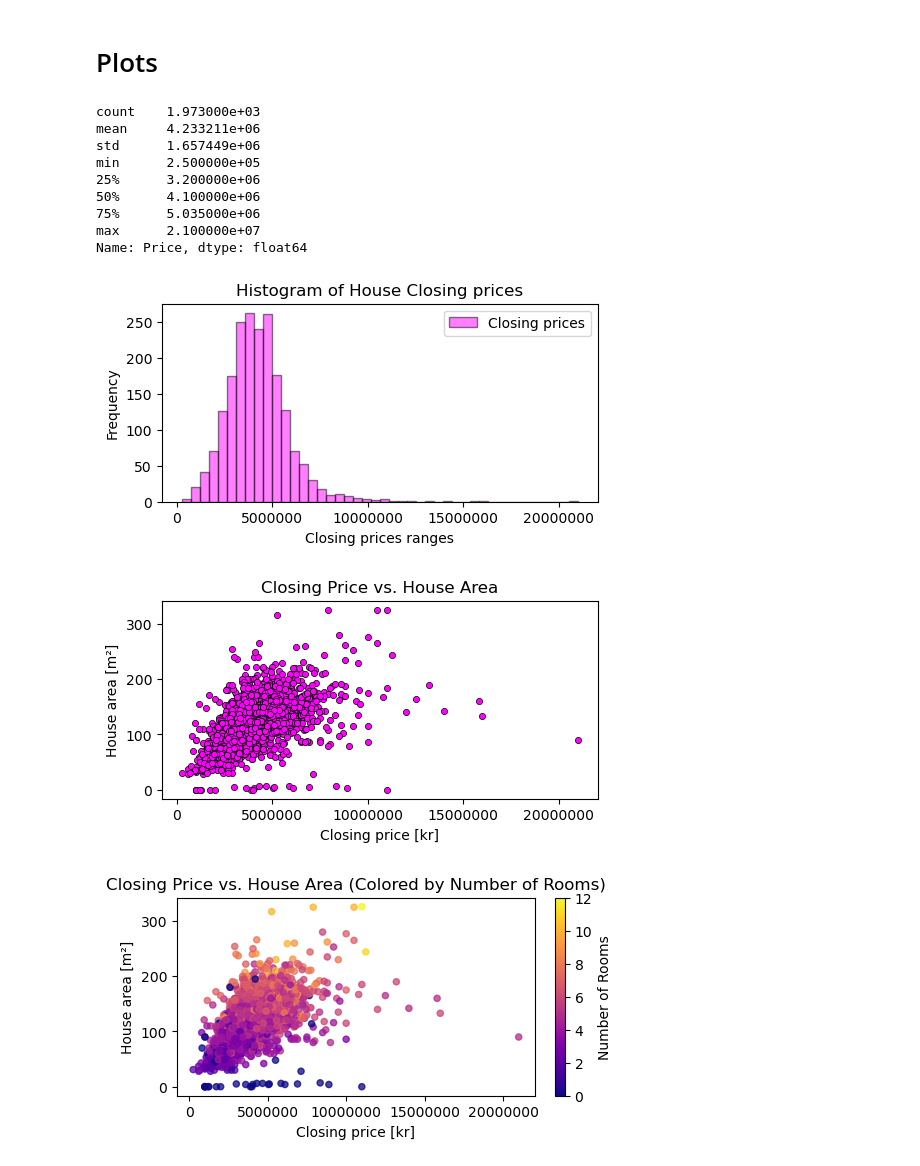
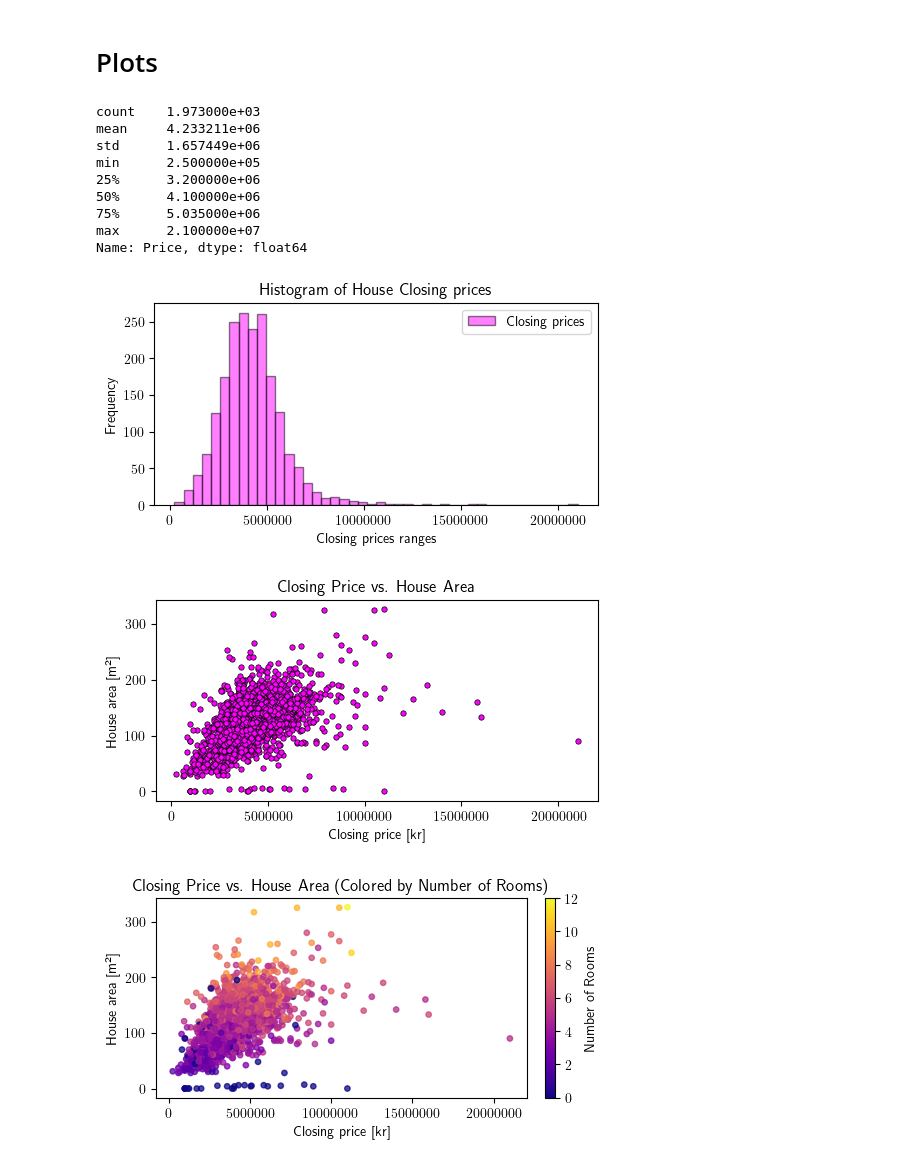
Before and after one commit to olabratt/DIT407, a Jupyter notebook: Assignment2/ola/assignment2.ipynb, the cells around one changed output. Drawn from its saved outputs; the diff is of its cells as text; code cells hidden in the pictures.

```diff
--- a/Assignment2/ola/assignment2.ipynb
+++ b/Assignment2/ola/assignment2.ipynb
@@ -110,6 +112,7 @@ entities.to_csv('entities.csv', index=False, encoding='utf-8')
 # %% [markdown]
 <h1>Plots</h1>
 # %%
+pyplot.rcParams['text.usetex'] = True
 entities = pd.read_csv('entities.csv')
 #print(entities.head())
 print(entities['Price'].describe())
@@ -125,35 +128,35 @@ ax1.legend(loc='upper right')
 ax1.ticklabel_format(useOffset=1, style='plain', axis='x')
 
 
 # Plot Closing Price vs. House Area
 fig2, ax2 = pyplot.subplots(figsize=(5, 2.7), layout='constrained')
-ax2.scatter(entities['Price'], entities['Area'], s=20, color='magenta', edgecolor='black', linewidth=0.5)
+ax2.scatter(entities['Price'], entities['Area'], s=15, color='magenta', edgecolor='black', linewidth=0.5)
 ax2.set_xlabel('Closing price [kr]')  # Add an x-label to the axes.
 ax2.set_ylabel('House area [m²]')  # Add a y-label to the axes.
 ax2.set_title("Closing Price vs. House Area")  # Add a title to the axes.
 ax2.ticklabel_format(useOffset=1, style='plain', axis='x')
 
 
 # Plot Closing Price vs. House Area (Colored by Number of Rooms)
 fig3, ax3 = pyplot.subplots(figsize=(5, 2.7), layout='constrained')
-ax3.scatter(entities['Price'], entities['Area'],  c=entities['Room'], cmap='plasma', s=20, alpha=0.75)
+ax3.scatter(entities['Price'], entities['Area'],  c=entities['Room'], cmap='plasma', s=15, alpha=0.75)
 ax3.set_xlabel('Closing price [kr]')  # Add an x-label to the axes.
 ax3.set_ylabel('House area [m²]')  # Add a y-label to the axes.
 ax3.set_title("Closing Price vs. House Area (Colored by Number of Rooms)")  # Add a title to the axes.
 sm = pyplot.cm.ScalarMappable(cmap='plasma')
 sm.set_array(entities['Room'])
 fig3.colorbar(sm,  label='Number of Rooms', ax=pyplot.gca())
 ax3.ticklabel_format(useOffset=1, style='plain', axis='x')
 # %% [output]
 count    1.973000e+03
 mean     4.233211e+06
 std      1.657449e+06
 min      2.500000e+05
 25%      3.200000e+06
 50%      4.100000e+06
 75%      5.035000e+06
 max      2.100000e+07
 Name: Price, dtype: float64
-[figure, old version]
+[figure, new version]
-[figure, old version]
+[figure, new version]
-[figure, old version]
+[figure, new version]
```
Also changed, not shown: parts of 1 cell of this notebook.
